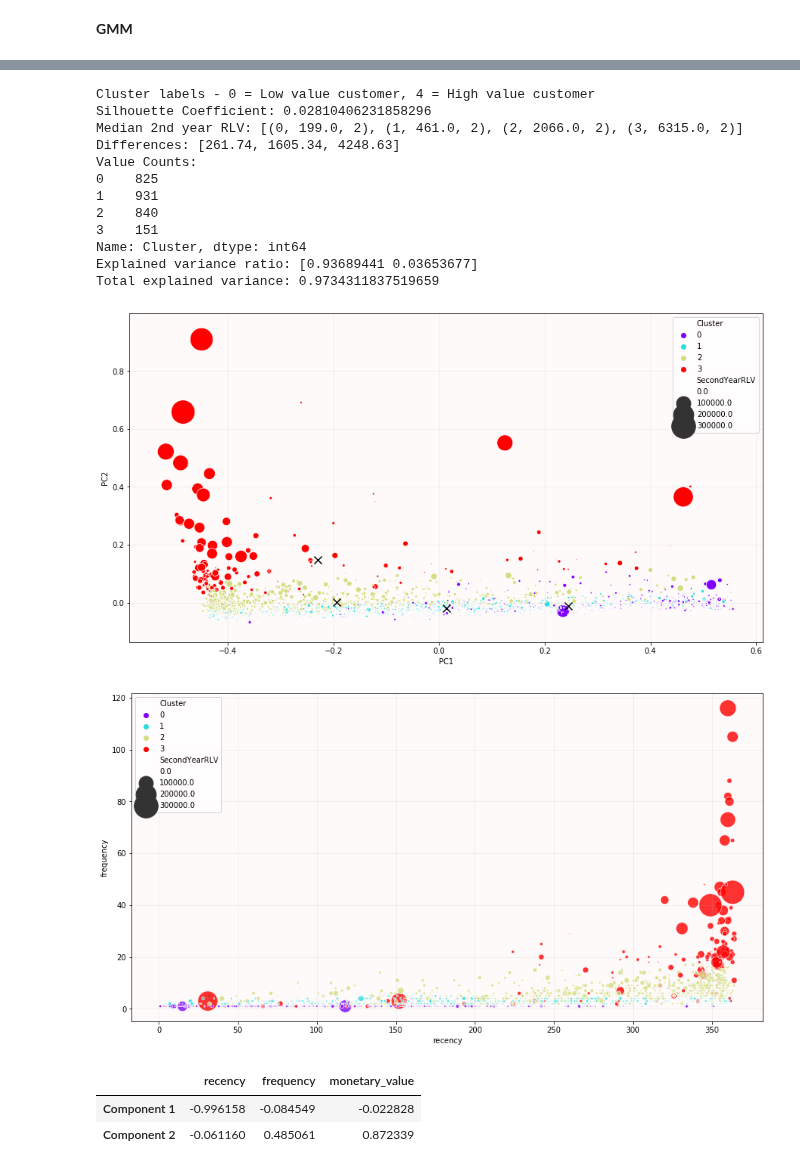
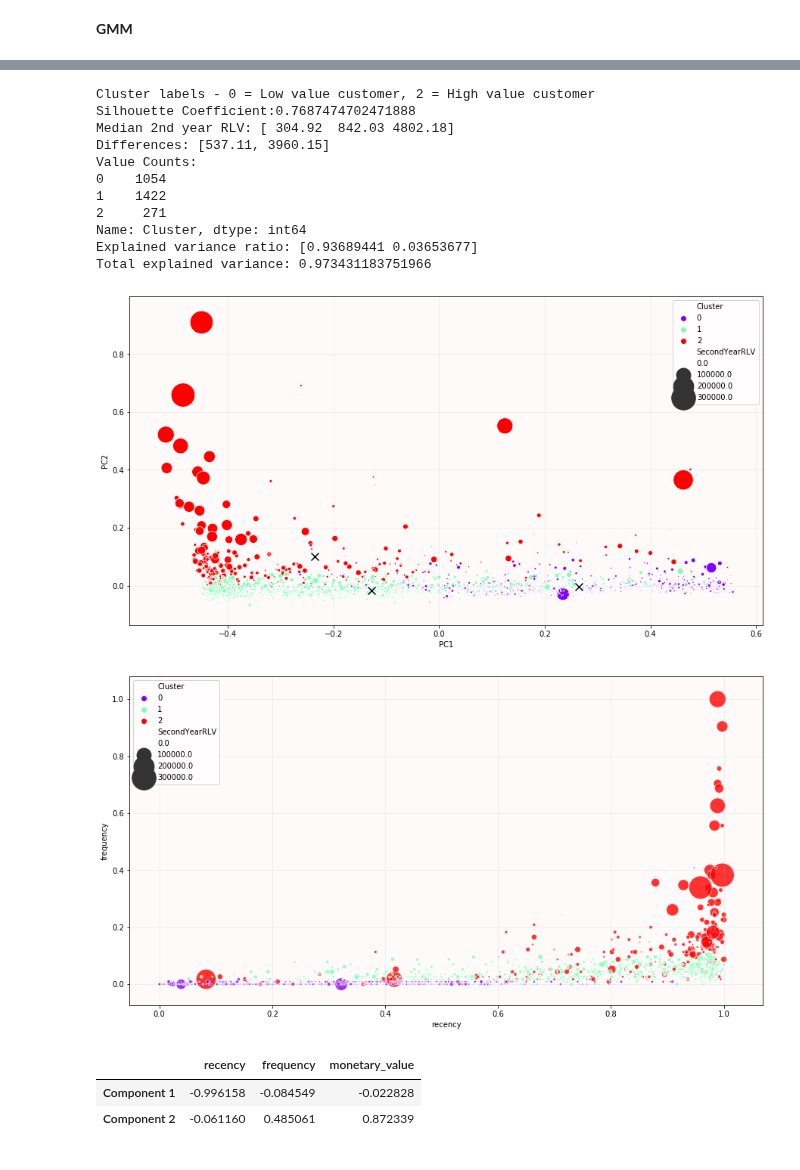
Before and after one commit to W-Tran/Online-Retail, a Jupyter notebook: clustering_daily.ipynb, the cells around one changed output, grey strips where cells are left out. Drawn from its saved outputs; the diff is of its cells as text; code cells hidden in the pictures.

```diff
--- a/clustering_daily.ipynb
+++ b/clustering_daily.ipynb
@@ -111,9 +111,3 @@ pd.DataFrame(
 <br>
 # %% [markdown]
 **GMM**
-# %%
-features = get_money_aggregation_features(cohort_invoices[cohort_invoices.InvoiceDate<'2010-12-1'])
-features = get_rfm_features(features, cohort_invoices[cohort_invoices.InvoiceDate<'2010-12-1'])
-features = get_total_first_year_revenue(features, cohort_invoices[cohort_invoices.InvoiceDate<'2010-12-1'])
-features = get_second_year_rlv(features, cohort_invoices[cohort_invoices.InvoiceDate>='2010-12-1'])
-features.head()
@@ -127,26 +114,34 @@ features.head()
-# %%
-num_clusters = 4
-features, scaler, cluster_centers  = perform_gmm_clustering(features, cluster_feats, num_clusters, scaler='mm')
-features, sorted_cluster_centers = reorder_clusters(features, cluster_centers, num_clusters)
-evaluate_clusters(features, num_clusters, cluster_feats, scaler)
-pca = cluster_pca_plot(features, cluster_feats, scaler, sorted_cluster_centers)
-# tsne = cluster_tsne_plot(features, cluster_feats, scaler, perplexity=40)
-cluster_rf_plot(features)
-# %% [output]
-Cluster labels - 0 = Low value customer, 4 = High value customer
-Silhouette Coefficient: 0.02810406231858296
-Median 2nd year RLV: [(0, 199.0, 2), (1, 461.0, 2), (2, 2066.0, 2), (3, 6315.0, 2)]
-Differences: [261.74, 1605.34, 4248.63]
-Value Counts:
-0    825
-1    931
-2    840
-3    151
-Name: Cluster, dtype: int64
-Explained variance ratio: [0.93689441 0.03653677]
-Total explained variance: 0.9734311837519659
-[figure, removed]
-[figure, removed]
+# %%
+cluster_feature_names = [
+    'recency',
+    'frequency',
+    'monetary_value'
+]
+scaler = MinMaxScaler()
+cluster_features = features[cluster_feature_names].copy()
+cluster_features = scaler.fit_transform(cluster_features)
+cluster_features = pd.DataFrame(cluster_features, columns=cluster_feature_names)
+# %%
+num_clusters = 3
+cluster_features, cluster_centers, _  = perform_gmm_clustering(cluster_features, num_clusters)
+cluster_features, cluster_centers = reorder_clusters(cluster_features, cluster_centers, features, num_clusters)
+evaluate_clusters(cluster_features, num_clusters)
+pca = cluster_pca_plot(cluster_features, cluster_centers, scaled=True)
+cluster_rf_plot(cluster_features, features)
+# %% [output]
+Cluster labels - 0 = Low value customer, 2 = High value customer
+Silhouette Coefficient:0.7687474702471888
+Median 2nd year RLV: [ 304.92  842.03 4802.18]
+Differences: [537.11, 3960.15]
+Value Counts:
+0    1054
+1    1422
+2     271
+Name: Cluster, dtype: int64
+Explained variance ratio: [0.93689441 0.03653677]
+Total explained variance: 0.973431183751966
+[figure, added]
+[figure, added]
 # %%
 # Print component loadings
 pd.DataFrame(
```
Also changed, not shown: parts of 33 cells of this notebook, 2 other files.
